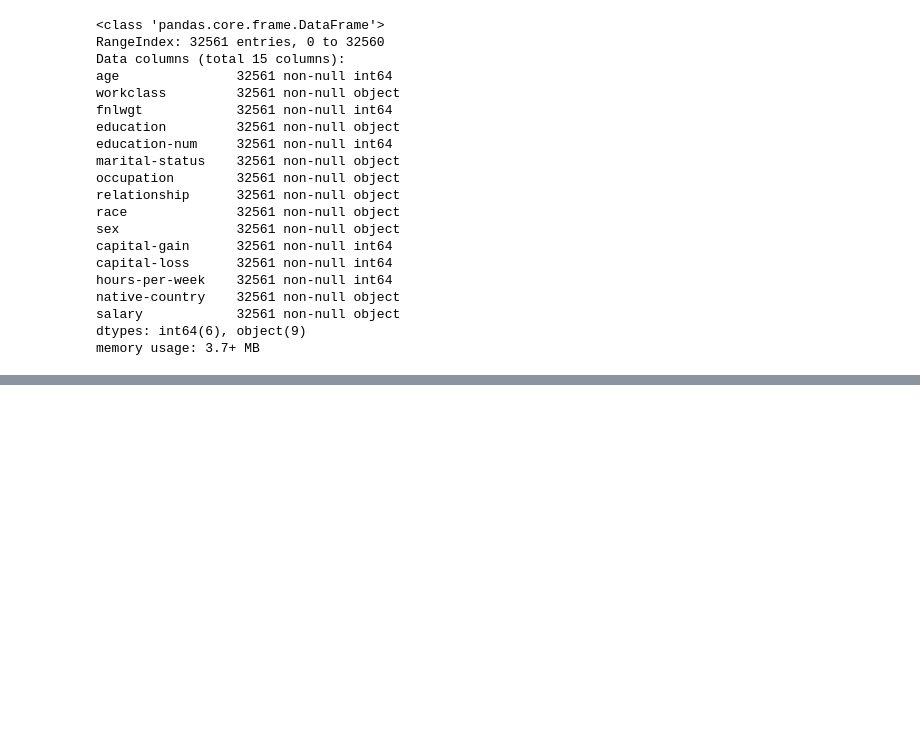
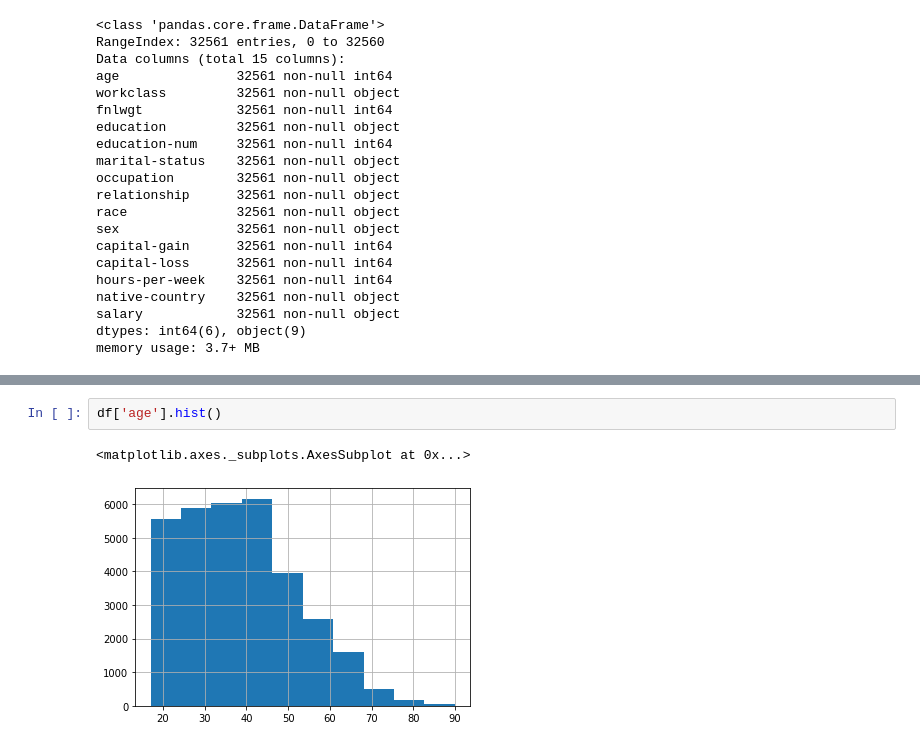
Before and after one commit to ahmedserag2/CensusDataModel, a Jupyter notebook: census.ipynb, the cells around one changed output, grey strips where cells are left out. Cells and saved outputs as stored; diff of their text form; blank space fills up the shorter version.

```diff
--- a/census.ipynb
+++ b/census.ipynb
@@ -42,0 +60,5 @@ memory usage: 3.7+ MB
+# %%
+df['age'].hist()
+# %% [output]
+<matplotlib.axes._subplots.AxesSubplot at 0x...>
+[figure, added]
```
Also changed, not shown: parts of 23 cells of this notebook.
